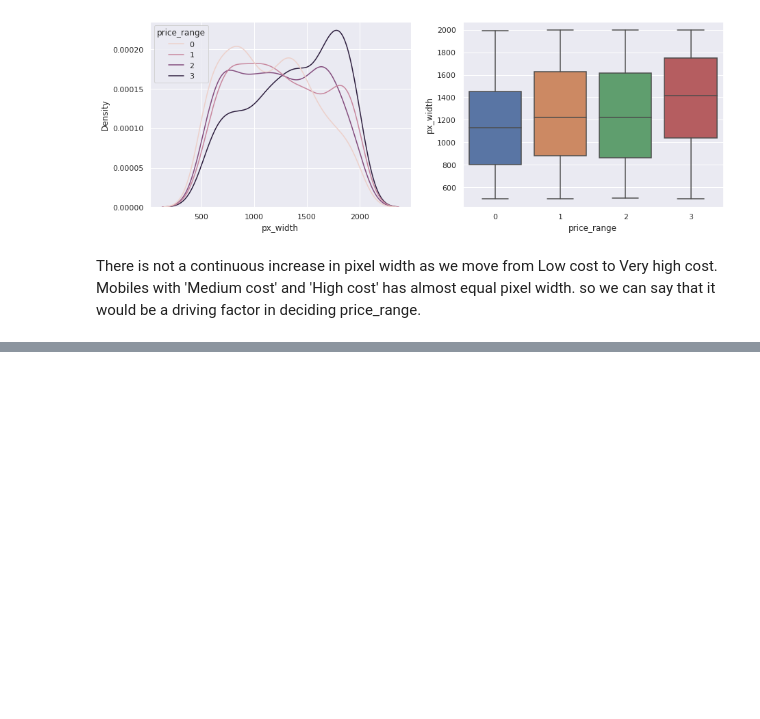
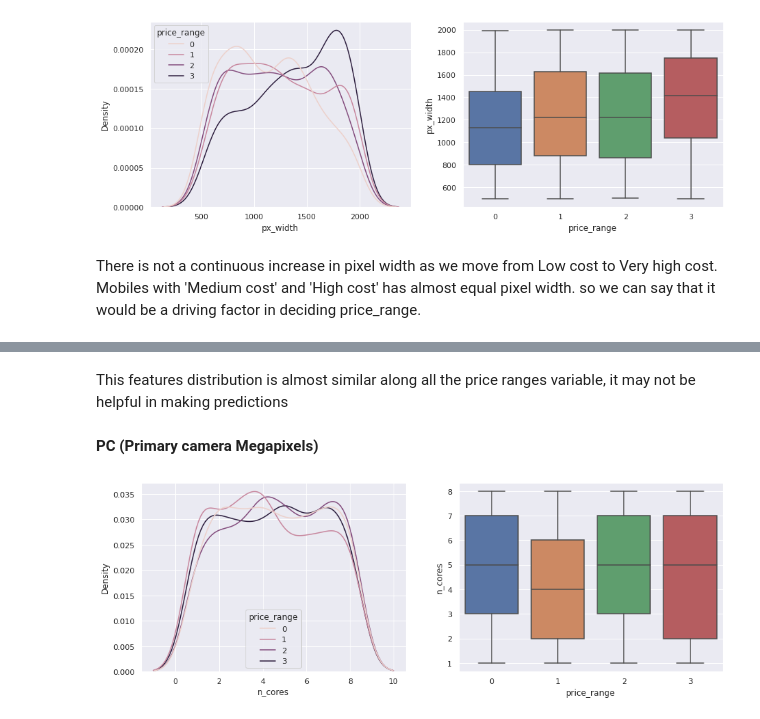
Before and after one commit to Gayatri-Surapaneni/Mobile-Price-Ranges, a Jupyter notebook: Mobile_price_Ranges_Gayatri.ipynb, the cells around one changed output, grey strips where cells are left out. Saved outputs shown, nothing was run; the diff lists cells and outputs as text; code cells hidden in the pictures; blank space fills up the shorter version.

```diff
--- a/Mobile_price_Ranges_Gayatri.ipynb
+++ b/Mobile_price_Ranges_Gayatri.ipynb
@@ -264,0 +282,11 @@ so we can say that it would be a driving factor in deciding price_range.
+# %% [markdown]
+This features distribution is almost similar along all the price ranges variable, it may not be helpful in making predictions
+# %% [markdown]
+**PC (Primary camera Megapixels)**
+# %%
+fig, axs = plt.subplots(1,2, figsize=(15,5))
+sns.kdeplot(data=df, x='n_cores', hue='price_range', ax=axs[0])
+sns.boxplot(data=df, x='price_range', y='n_cores', ax=axs[1])
+plt.show()
+# %% [output]
+[figure, added]
```
Also changed, not shown: parts of 21 cells of this notebook.
